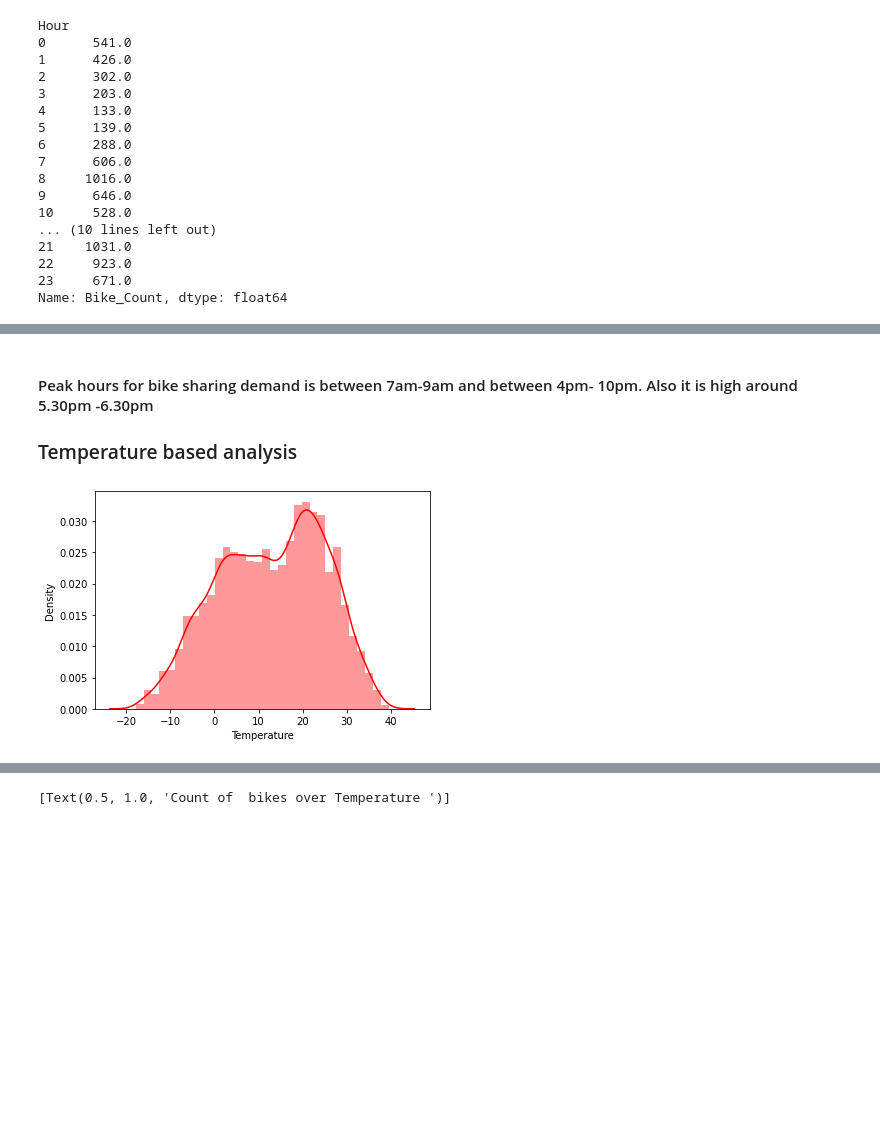
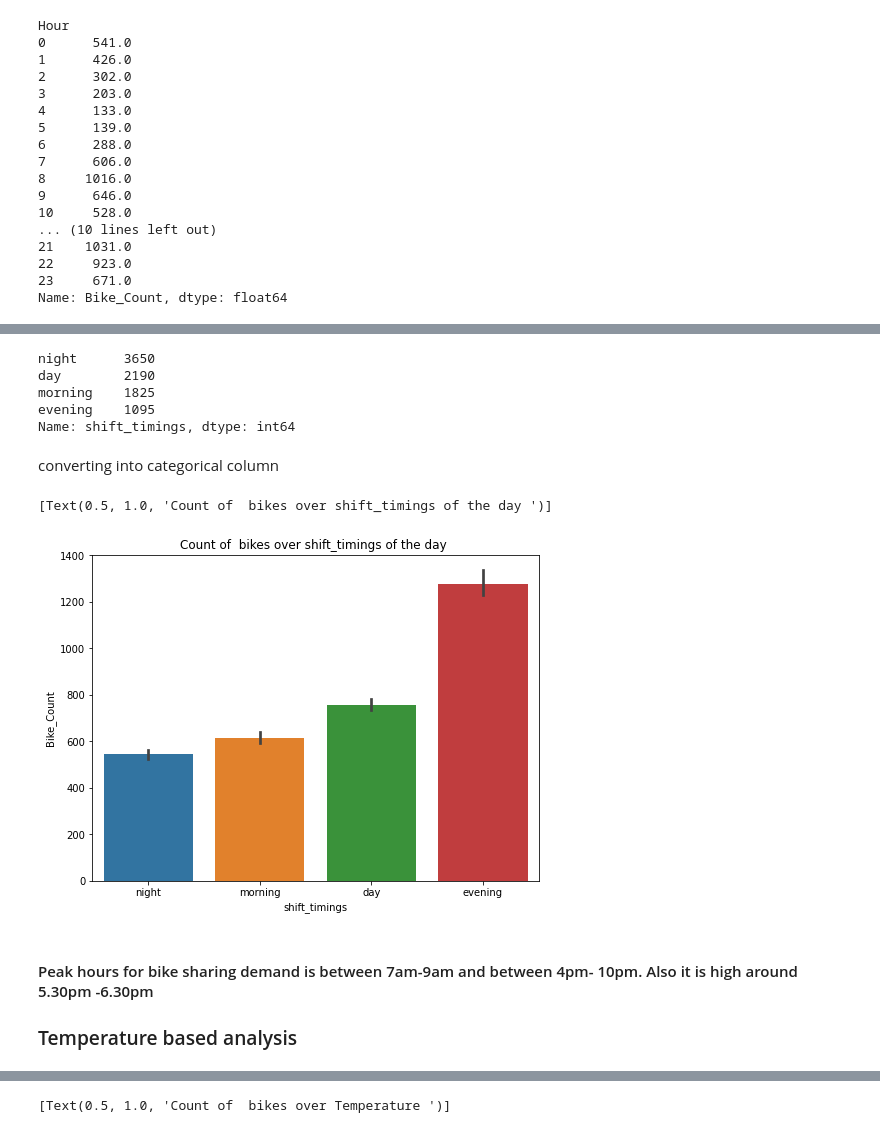
Before and after one commit to pavi-1994/bike_sharing_demand_prediction_capstone_project, a Jupyter notebook: Bike_Sharing_Demand_Prediction_Capstone_Project.ipynb, the cells around one changed output, grey strips where cells are left out. Drawn from its saved outputs; the diff is of its cells as text; code cells hidden in the pictures; blank space fills up the shorter version.

```diff
--- a/Bike_Sharing_Demand_Prediction_Capstone_Project.ipynb
+++ b/Bike_Sharing_Demand_Prediction_Capstone_Project.ipynb
@@ -399,9 +502,24 @@ ax.set(title='Count of  bikes over hours of the day ')
+# %%
+##binning hour feature to shift_timings
+bike_df['shift_timings'] = bike_df['Hour'].apply(lambda x: 'morning' if 6<=x<=10 else ('day' if 10<=x<=16 else ('evening' if 17<=x<=19 else 'night')))
+bike_df['shift_timings'].value_counts()
+# %% [output]
+night      3650
+day        2190
+morning    1825
+evening    1095
+Name: shift_timings, dtype: int64
+# %% [markdown]
+converting into categorical column
+# %%
+#analysis of data by vizualisation using shift_timings and Bike_Count.
+fig,ax=plt.subplots(figsize=(8,6))
+sns.barplot(data=bike_df,x='shift_timings',y='Bike_Count',ax=ax)
+ax.set(title='Count of  bikes over shift_timings of the day ')
+# %% [output]
+[Text(0.5, 1.0, 'Count of  bikes over shift_timings of the day ')]
+[figure, added]
 # %% [markdown]
 #### Peak hours for bike sharing demand is between 7am-9am and between 4pm- 10pm. Also it is high around 5.30pm -6.30pm
 
 ### Temperature based analysis
-# %%
-sns.distplot(bike_df["Temperature"],color='r')
-plt.show()
-# %% [output]
-[figure, removed]
```
Also changed, not shown: parts of 45 cells of this notebook.
